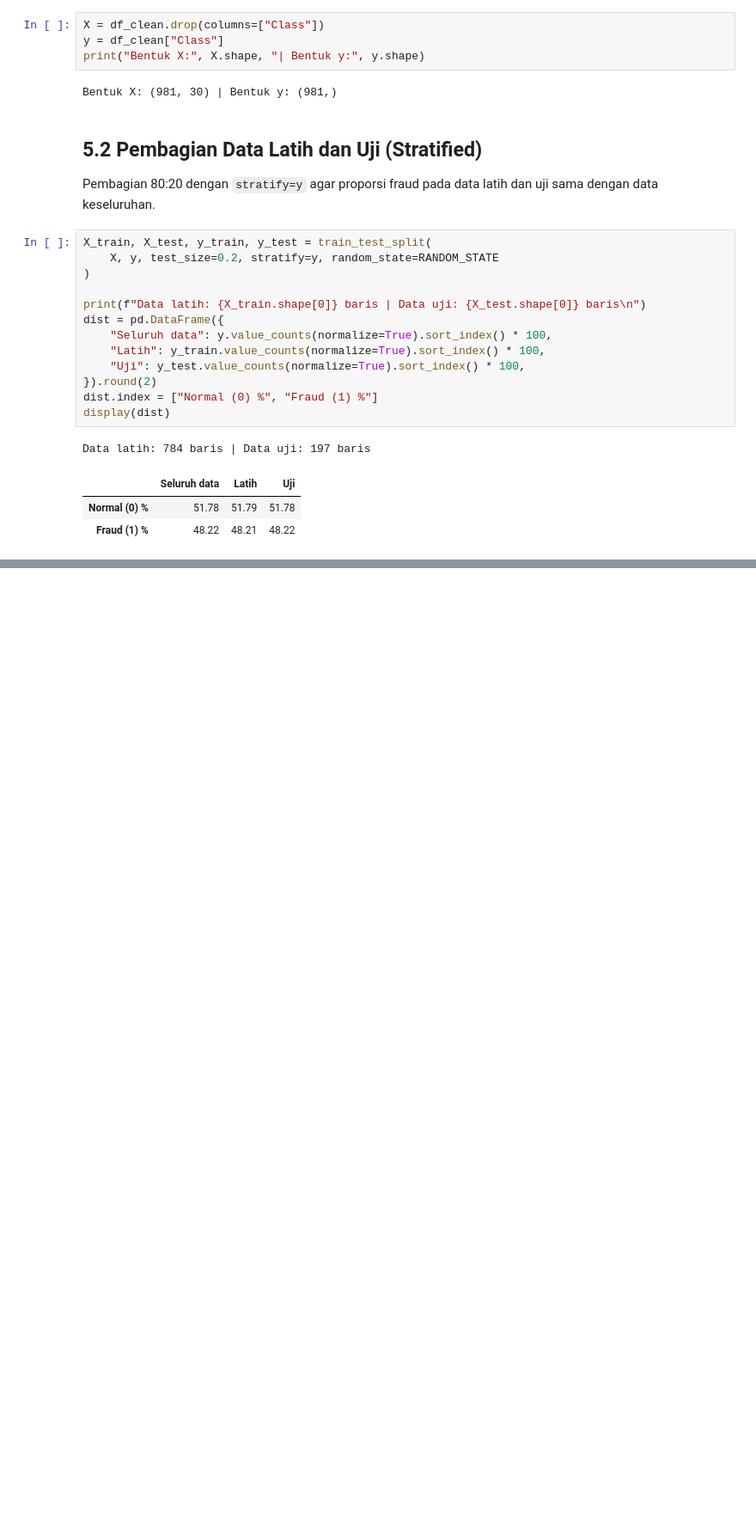
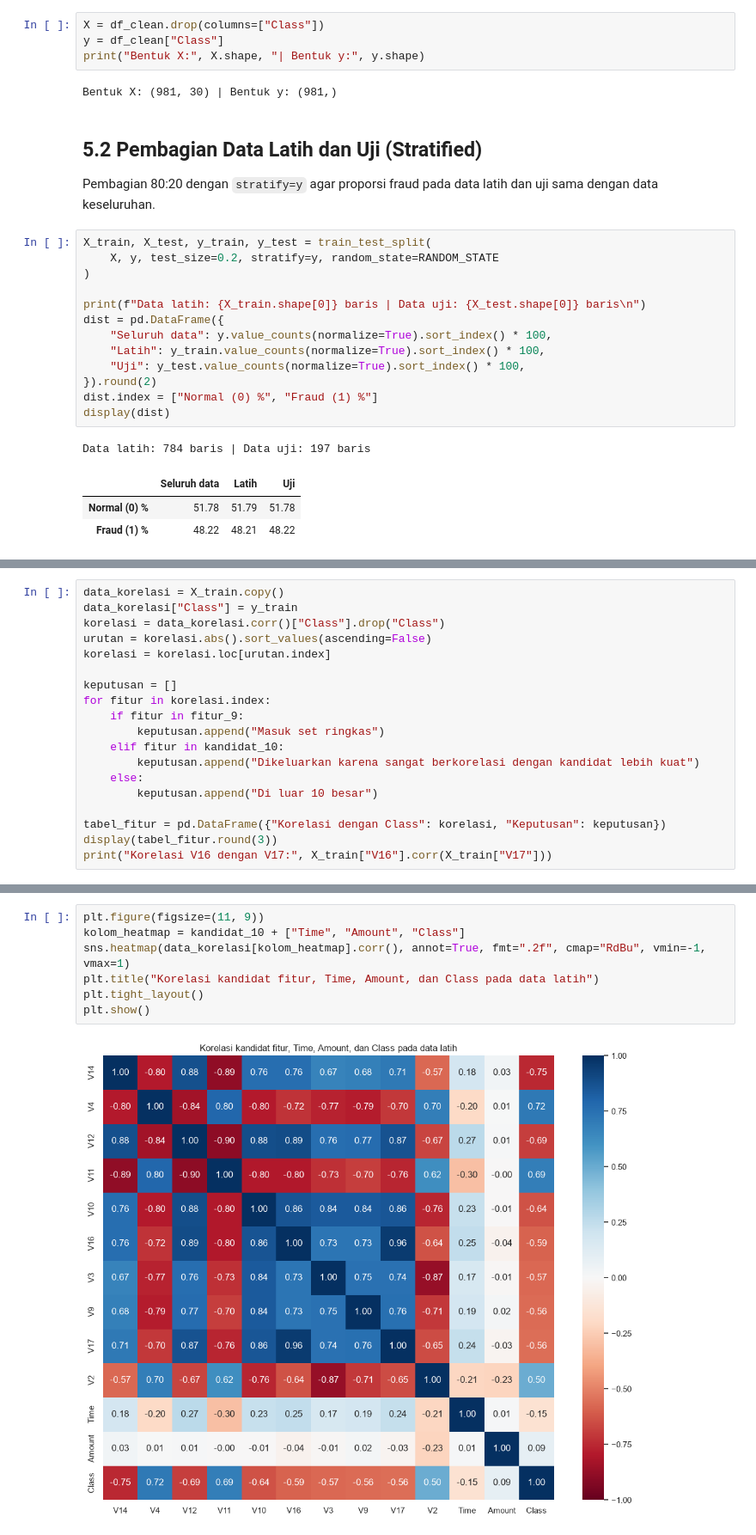
Before and after one commit to RaflinMadani/Credit-Card-Fraud-Detection, a Jupyter notebook: 03_proyek_akhir_svm_random_forest.ipynb, the cells around one changed output, grey strips where cells are left out. Shown at 86% size. Drawn from its saved outputs; the diff is of its cells as text; blank space fills up the shorter version.

```diff
--- a/03_proyek_akhir_svm_random_forest.ipynb
+++ b/03_proyek_akhir_svm_random_forest.ipynb
@@ -1313,0 +785,19 @@ Notebook menjadi satu berkas yang dijalankan berurutan sampai konklusi. Reposito
+# %%
+data_korelasi = X_train.copy()
+data_korelasi["Class"] = y_train
+korelasi = data_korelasi.corr()["Class"].drop("Class")
+urutan = korelasi.abs().sort_values(ascending=False)
+korelasi = korelasi.loc[urutan.index]
+
+keputusan = []
+for fitur in korelasi.index:
+    if fitur in fitur_9:
+        keputusan.append("Masuk set ringkas")
+    elif fitur in kandidat_10:
+        keputusan.append("Dikeluarkan karena sangat berkorelasi dengan kandidat lebih kuat")
+    else:
+        keputusan.append("Di luar 10 besar")
+
+tabel_fitur = pd.DataFrame({"Korelasi dengan Class": korelasi, "Keputusan": keputusan})
+display(tabel_fitur.round(3))
+print("Korelasi V16 dengan V17:", X_train["V16"].corr(X_train["V17"]))
@@ -1313,0 +823,9 @@ Notebook menjadi satu berkas yang dijalankan berurutan sampai konklusi. Reposito
+# %%
+plt.figure(figsize=(11, 9))
+kolom_heatmap = kandidat_10 + ["Time", "Amount", "Class"]
+sns.heatmap(data_korelasi[kolom_heatmap].corr(), annot=True, fmt=".2f", cmap="RdBu", vmin=-1, vmax=1)
+plt.title("Korelasi kandidat fitur, Time, Amount, dan Class pada data latih")
+plt.tight_layout()
+plt.show()
+# %% [output]
+[figure, added]
```
Also changed, not shown: parts of 86 cells of this notebook.
